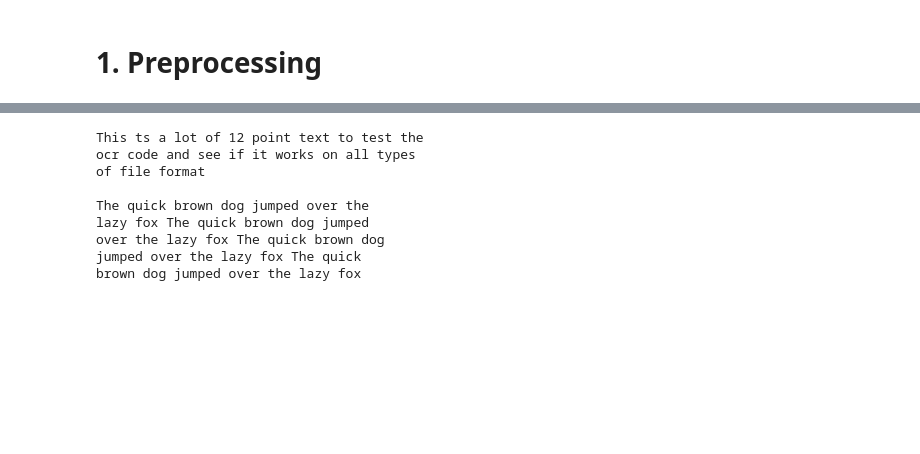
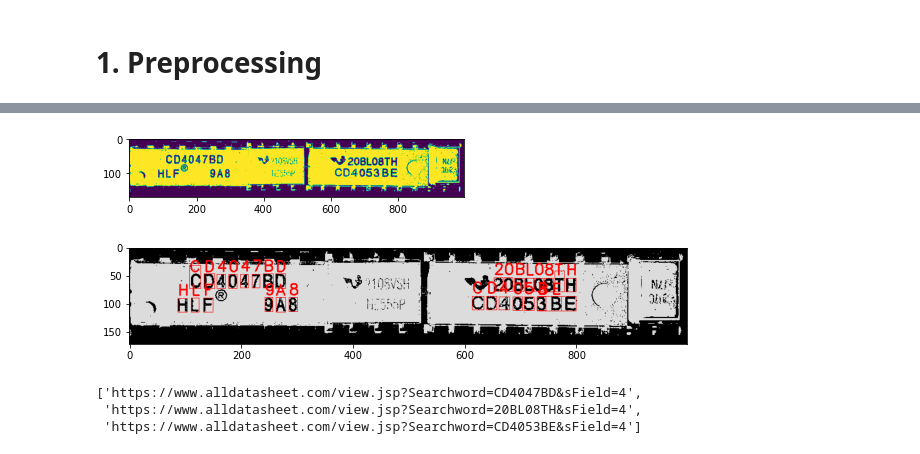
Before and after one commit to jermwatt/pcb_recognizer, a Jupyter notebook: apps/pcb_recognizer_dev/app/tesseract_test.ipynb, the cells around one changed output, grey strips where cells are left out. Drawn from its saved outputs; the diff is of its cells as text; code cells hidden in the pictures; blank space fills up the shorter version.

```diff
--- a/apps/pcb_recognizer_dev/app/tesseract_test.ipynb
+++ b/apps/pcb_recognizer_dev/app/tesseract_test.ipynb
@@ -152,12 +181,18 @@ img_text = markup_detected_img(test_img_name)
-# %%
-print(img_text)
-# %% [output]
-This ts a lot of 12 point text to test the
-ocr code and see if it works on all types
-of file format
-
-The quick brown dog jumped over the
-lazy fox The quick brown dog jumped
-over the lazy fox The quick brown dog
-jumped over the lazy fox The quick
-brown dog jumped over the lazy fox
+# %%
+# load in image and very lightly preprocess
+img_path = 'test_images'
+img_name = 'easy_check.jpeg'
+test_img_name = img_path + '/' + img_name
+test_img = preprocess_img(test_img_name)
+
+# use pytesseract to determine alphanumeric characters
+bounding_box_entries, img_text = get_bounding_boxes(test_img)
+# %%
+plt.imshow(test_img)
+plt.show()
+# %% [output]
+[figure, added]
+# %%
+found_terms = markup_detected_img(test_img_name)
+# %% [output]
+[figure, added]
@@ -163,0 +203,6 @@ brown dog jumped over the lazy fox
+# %%
+[create_url(v) for v in found_terms]
+# %% [output]
+['https://www.alldatasheet.com/view.jsp?Searchword=CD4047BD&sField=4',
+ 'https://www.alldatasheet.com/view.jsp?Searchword=20BL08TH&sField=4',
+ 'https://www.alldatasheet.com/view.jsp?Searchword=CD4053BE&sField=4']
```
Also changed, not shown: parts of 9 cells of this notebook, 3 other files.
